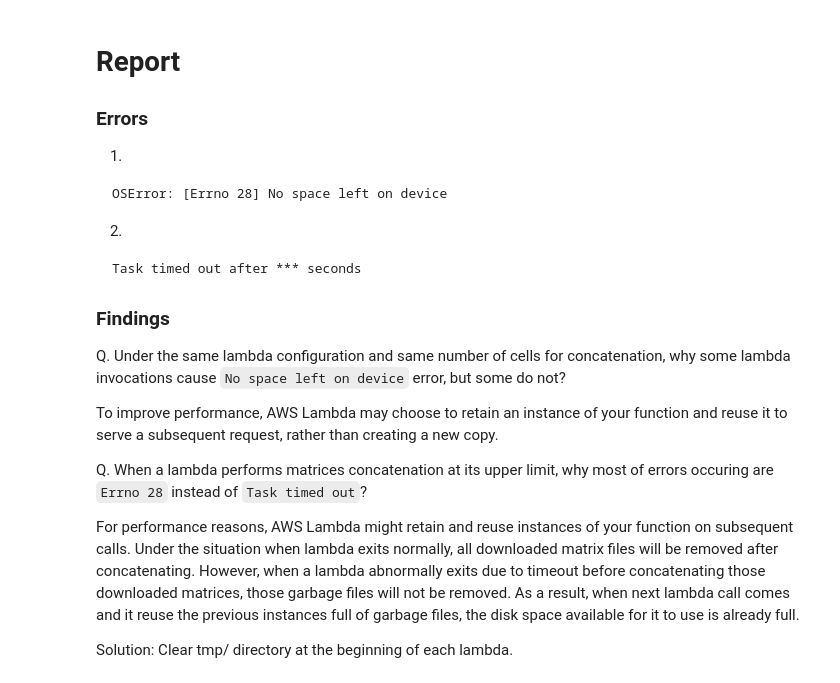
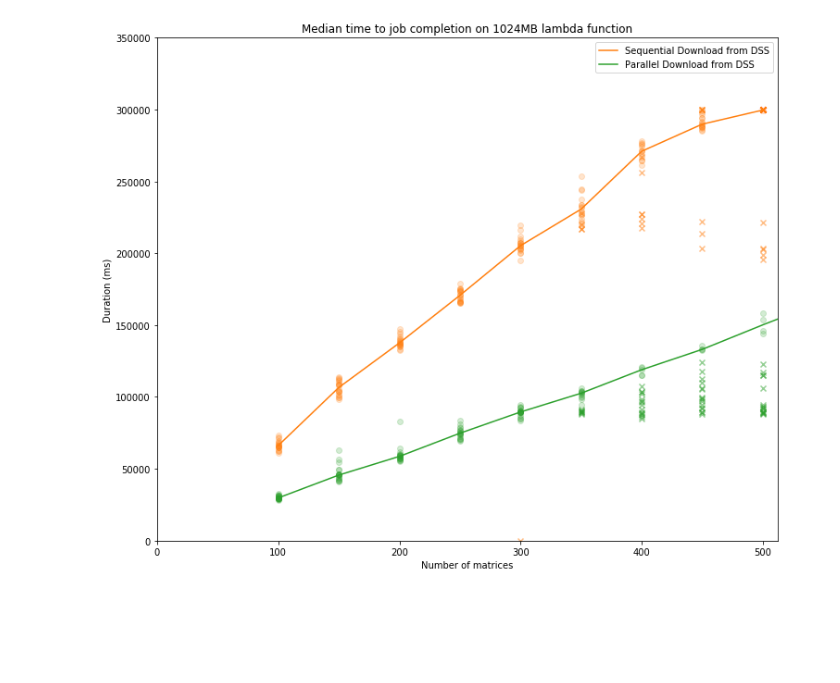
Before and after one commit to HumanCellAtlas/matrix-service, a Jupyter notebook: notebooks/performance_characteristics.ipynb, the cells around one changed output. Cells and saved outputs as stored; diff of their text form; code cells hidden in the pictures; blank space fills up the shorter version.

````diff
--- a/notebooks/performance_characteristics.ipynb
+++ b/notebooks/performance_characteristics.ipynb
@@ -147,41 +152,34 @@ plot_memories(experiments_v0)
 # %%
-def plot_compare(experiments_a, experiments_b, label_a, label_b, lambda_memory):
+def plot_compare(experiments, lambda_memory, x_limit, y_limit, title):
     """
-    Visualize the data points in a plot to compare two different experiments with the same
+    Visualize the data points in a plot to compare a set of different experiments with the same
     lambda function memory size.
     """
     plt.figure(figsize=(12,10))
-    plot_memory(experiments_a, lambda_memory, {lambda_memory: "C1"}, plt, label_a)
-    plot_memory(experiments_b, lambda_memory, {lambda_memory: "C2"}, plt, label_b)
+    i = 1
+
+    for label in experiments.keys():
+        plot_memory(experiments[label], lambda_memory, {lambda_memory: "C{}".format(i)}, plt, label)
+        i += 1
 
     plt.legend(loc='best')
-    plt.xlim([0, 512])
-    plt.ylim([0, 350000])
-    plt.title('median time to job completion on {}MB lambda'.format(lambda_memory))
-    plt.xlabel('Cells')
+    plt.xlim([0, x_limit])
+    plt.ylim([0, y_limit])
+    plt.title(title)
+    plt.xlabel('Number of matrices')
     plt.ylabel('Duration (ms)')
     plt.show()
-# %% [markdown]
-# Report
-
-### Errors
-
-1.
-```
-OSError: [Errno 28] No space left on device
-```
-2.
-```
-Task timed out after *** seconds
-```
-
-### Findings
-Q. Under the same lambda configuration and same number of cells for concatenation, why some lambda invocations cause `No space left on device` error, but some do not?
-
-To improve performance, AWS Lambda may choose to retain an instance of your function and reuse it to serve a subsequent request, rather than creating a new copy.
-
-Q. When a lambda performs matrices concatenation at its upper limit, why most of errors occuring are `Errno 28` instead of `Task timed out`?
-
-For performance reasons, AWS Lambda might retain and reuse instances of your function on subsequent calls. Under the situation when lambda exits normally, all downloaded matrix files will be removed after concatenating. However, when a lambda abnormally exits due to timeout before concatenating those downloaded matrices, those garbage files will not be removed. As a result, when next lambda call comes and it reuse the previous instances full of garbage files, the disk space available for it to use is already full.
-
-Solution: Clear tmp/ directory at the beginning of each lambda.
+# %%
+files_v0 = list_dir('../data/v1.0.0')
+experiments_v0 = get_experiments(files_v0)
+
+files_v1_parallelism_4 = list_dir('../data/v1.0.1/parallelism_4')
+experiments_v1_parallelism_4 = get_experiments(files_v1_parallelism_4)
+
+experiments = dict()
+experiments["Sequential Download from DSS"] = experiments_v0
+experiments["Parallel Download from DSS"] = experiments_v1_parallelism_4
+
+plot_compare(experiments, 1024, 512, 350000, 'Median time to job completion on {}MB lambda function'.format(1024))
+# %% [output]
+[figure, added]
````
Also changed, not shown: parts of 7 cells of this notebook.
